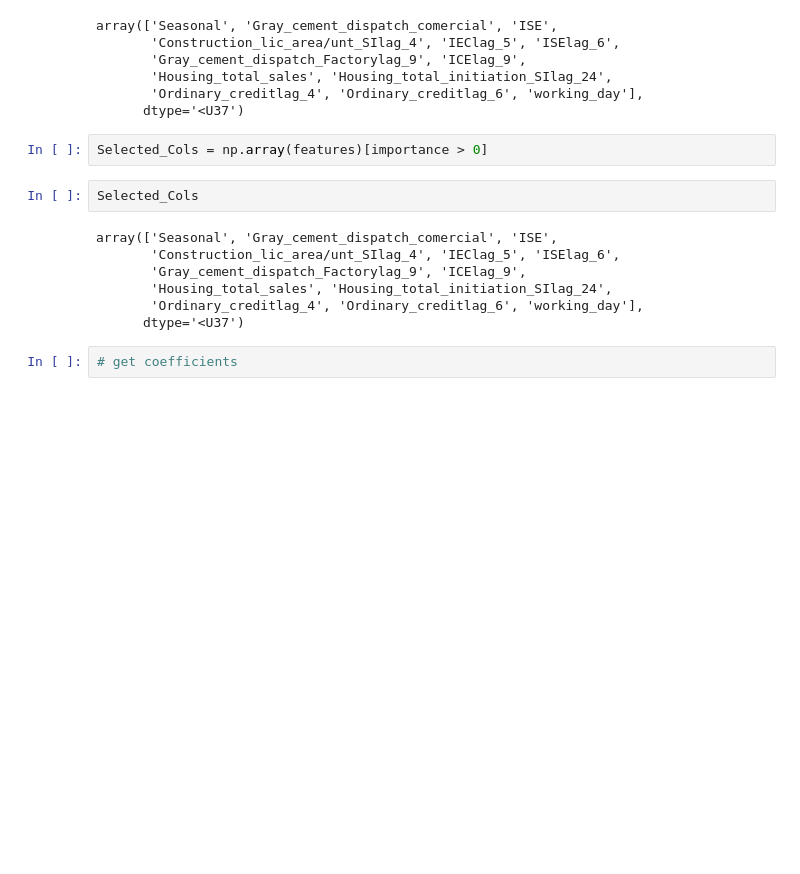
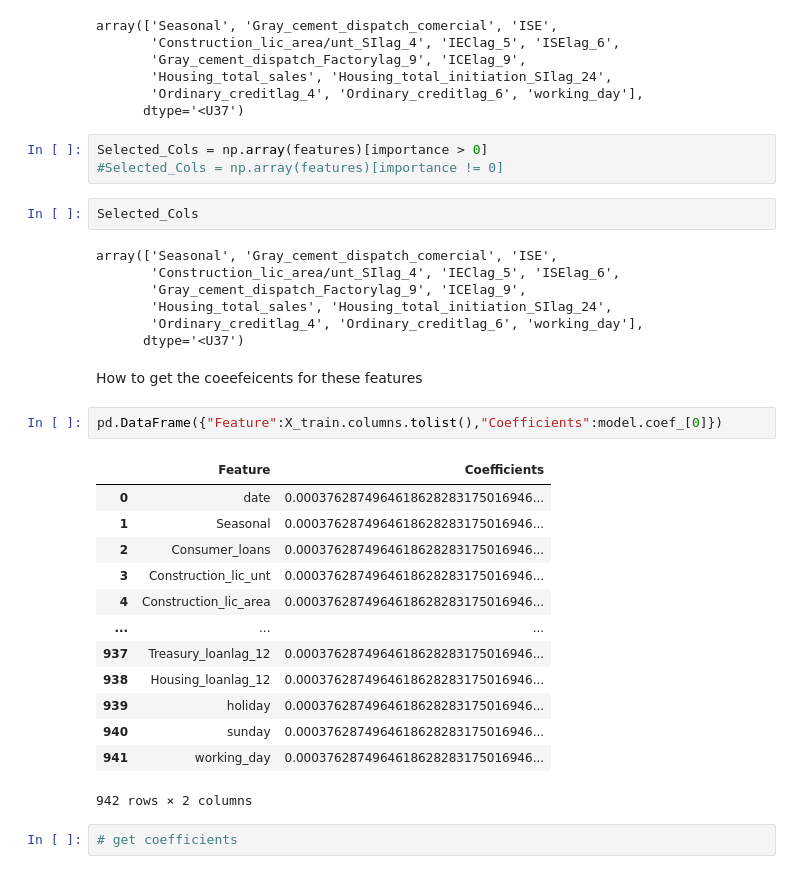
Before and after one commit to JF11579/Adelphi, a Jupyter notebook: Colab_4_Joe_Sandbox.ipynb, the cells around one changed output. Saved outputs shown, nothing was run; the diff lists cells and outputs as text; blank space fills up the shorter version.

```diff
--- a/Colab_4_Joe_Sandbox.ipynb
+++ b/Colab_4_Joe_Sandbox.ipynb
@@ -376,6 +420,7 @@ array(['Seasonal', 'Gray_cement_dispatch_comercial', 'ISE',
       dtype='<U37')
 # %%
 Selected_Cols = np.array(features)[importance > 0]
+#Selected_Cols = np.array(features)[importance != 0]
 # %%
 Selected_Cols
 # %% [output]
@@ -385,6 +430,24 @@ array(['Seasonal', 'Gray_cement_dispatch_comercial', 'ISE',
        'Housing_total_sales', 'Housing_total_initiation_SIlag_24',
        'Ordinary_creditlag_4', 'Ordinary_creditlag_6', 'working_day'],
       dtype='<U37')
+# %% [markdown]
+How to get the coeefeicents for these features
+# %%
+pd.DataFrame({"Feature":X_train.columns.tolist(),"Coefficients":model.coef_[0]})
+# %% [output]
+|  | Feature | Coefficients |
+| 0 | date | 0.0003762874964618628283175016946... |
+| 1 | Seasonal | 0.0003762874964618628283175016946... |
+| 2 | Consumer_loans | 0.0003762874964618628283175016946... |
+| 3 | Construction_lic_unt | 0.0003762874964618628283175016946... |
+| 4 | Construction_lic_area | 0.0003762874964618628283175016946... |
+| ... | ... | ... |
+| 937 | Treasury_loanlag_12 | 0.0003762874964618628283175016946... |
+| 938 | Housing_loanlag_12 | 0.0003762874964618628283175016946... |
+| 939 | holiday | 0.0003762874964618628283175016946... |
+| 940 | sunday | 0.0003762874964618628283175016946... |
+| 941 | working_day | 0.0003762874964618628283175016946... |
+942 rows × 2 columns
 # %%
 # get coefficients
 # %%
```
Also changed, not shown: parts of 52 cells of this notebook.
